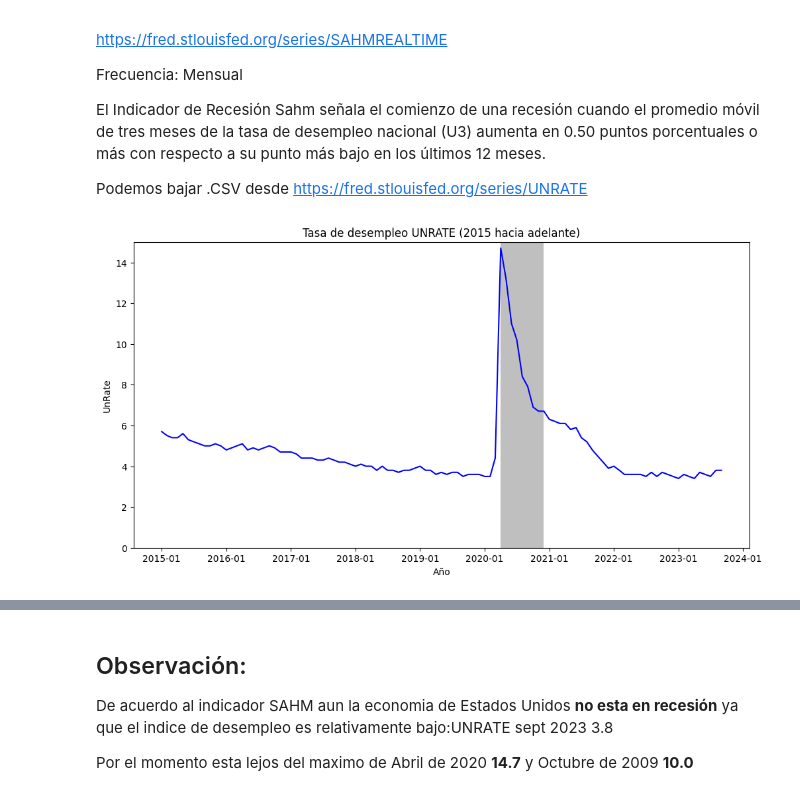
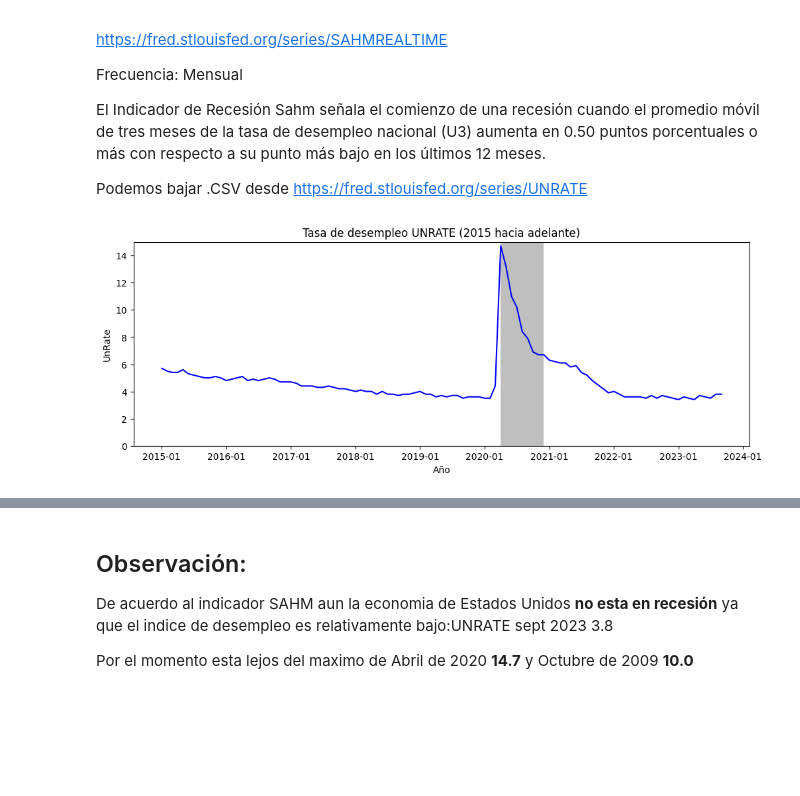
Before and after one commit to MRCSIBR/PF_GRUPO, a Jupyter notebook: AnalisisMacro/notebook.ipynb, the cells around one changed output, grey strips where cells are left out. Saved outputs shown, nothing was run; the diff lists cells and outputs as text; code cells hidden in the pictures; blank space fills up the shorter version.

```diff
--- a/AnalisisMacro/notebook.ipynb
+++ b/AnalisisMacro/notebook.ipynb
@@ -189,33 +182,33 @@ https://fred.stlouisfed.org/series/UNRATE
 import pandas as pd
 import matplotlib.pyplot as plt
 import matplotlib.dates as mdates
 
 # Loading the data
 data = pd.read_csv('UNRATE_FRED.csv')
 
 # Filter data for years starting from 2015
 data['DATE'] = pd.to_datetime(data['DATE'])  # Convert DATE column to datetime
 data = data[data['DATE'].dt.year >= 2015]
 
 # Plotting the data
-plt.figure(figsize=(12, 6))
+plt.figure(figsize=(12, 4))
 
 # Set the background color conditionally
 plt.fill_between(data['DATE'], 0.00, 15.00, where=data['UNRATE'] > 6.30, facecolor='grey', alpha=0.5)
 plt.plot(data['DATE'], data['UNRATE'], color='blue')
 
 # Set the y-axis limits
 plt.ylim(0.00, 15.00)
 
 # Set the date format for the x-axis
 plt.gca().xaxis.set_major_formatter(mdates.DateFormatter('%Y-%m'))
 plt.gca().xaxis.set_major_locator(mdates.YearLocator())
 
 plt.xlabel('Año')
 plt.ylabel('UnRate')
 plt.title('Tasa de desempleo UNRATE (2015 hacia adelante)')
 
 plt.show()
 # %% [output]
-[figure, old version]
+[figure, new version]
 # %%
```
Also changed, not shown: parts of 9 cells of this notebook.
